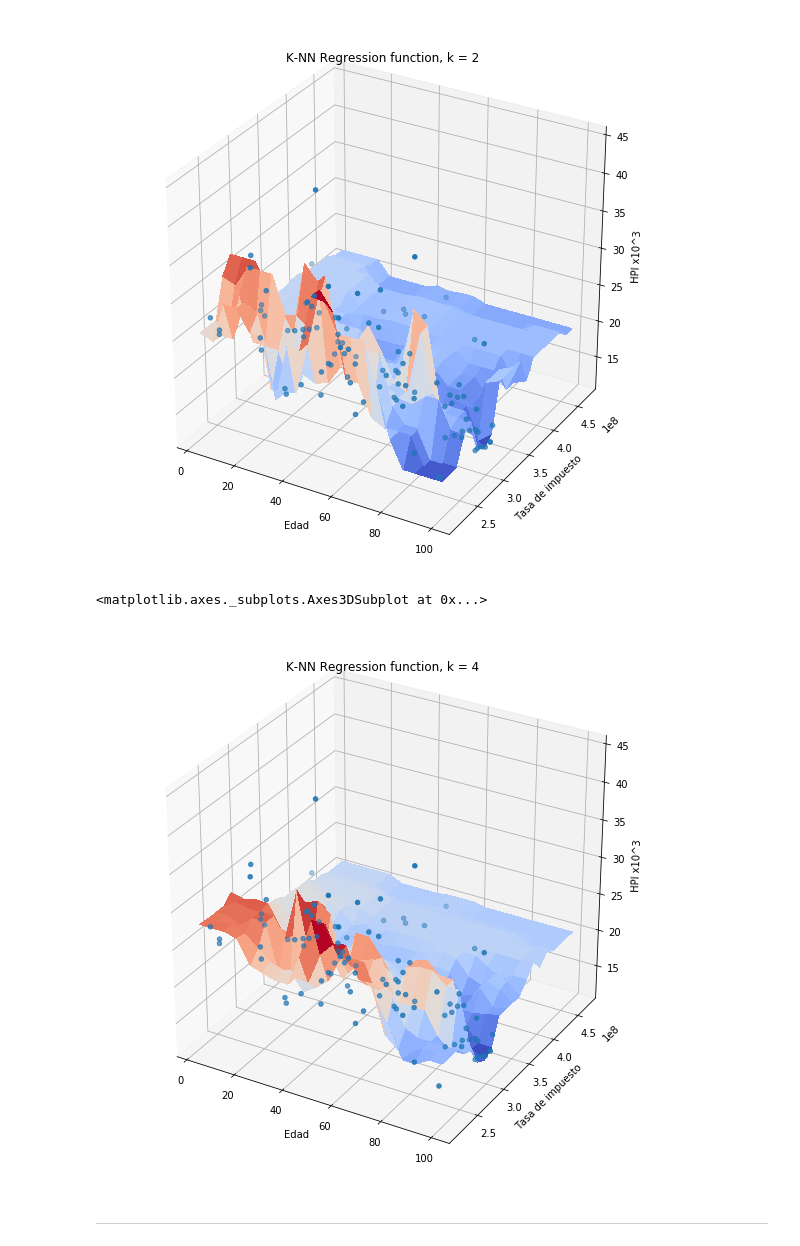
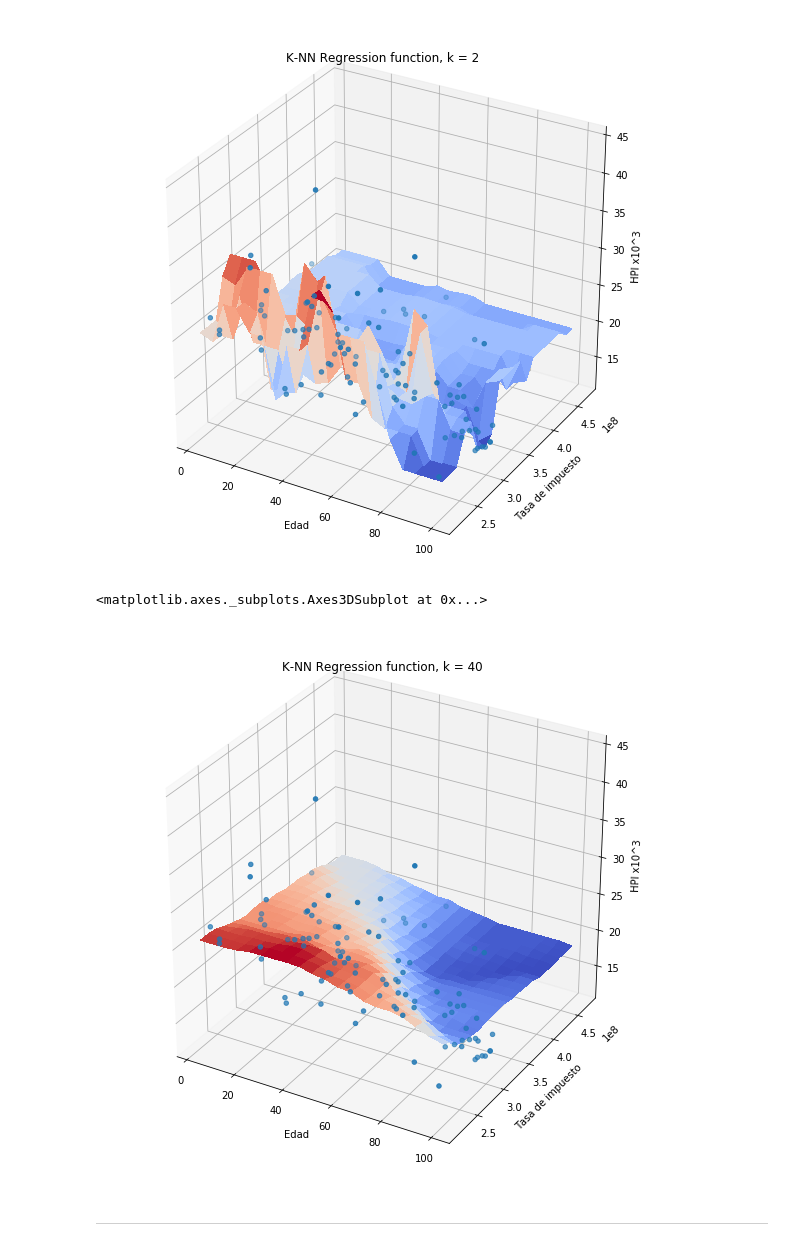
Before and after one commit to jdariasl/ML_2020, a Jupyter notebook: Clase 04 - Modelos no Paramétricos.ipynb, the cells around one changed output. Saved outputs shown, nothing was run; the diff lists cells and outputs as text; code cells hidden in the pictures.

```diff
--- a/Clase 04 - Modelos no Paramétricos.ipynb
+++ b/Clase 04 - Modelos no Paramétricos.ipynb
@@ -239,10 +239,10 @@ plothpi.knn_n(n_neighbors=2)
 <matplotlib.axes._subplots.Axes3DSubplot at 0x...>
 [figure]
 # %%
-plothpi.knn_n(n_neighbors=4)
+plothpi.knn_n(n_neighbors=40)
 # %% [output]
 <matplotlib.axes._subplots.Axes3DSubplot at 0x...>
-[figure, old version]
+[figure, new version]
 # %% [markdown]
 ----------------------------------------------------------------------------------------------------------------------------------------------
 # %% [markdown]
```
Also changed, not shown: parts of 5 cells of this notebook.
